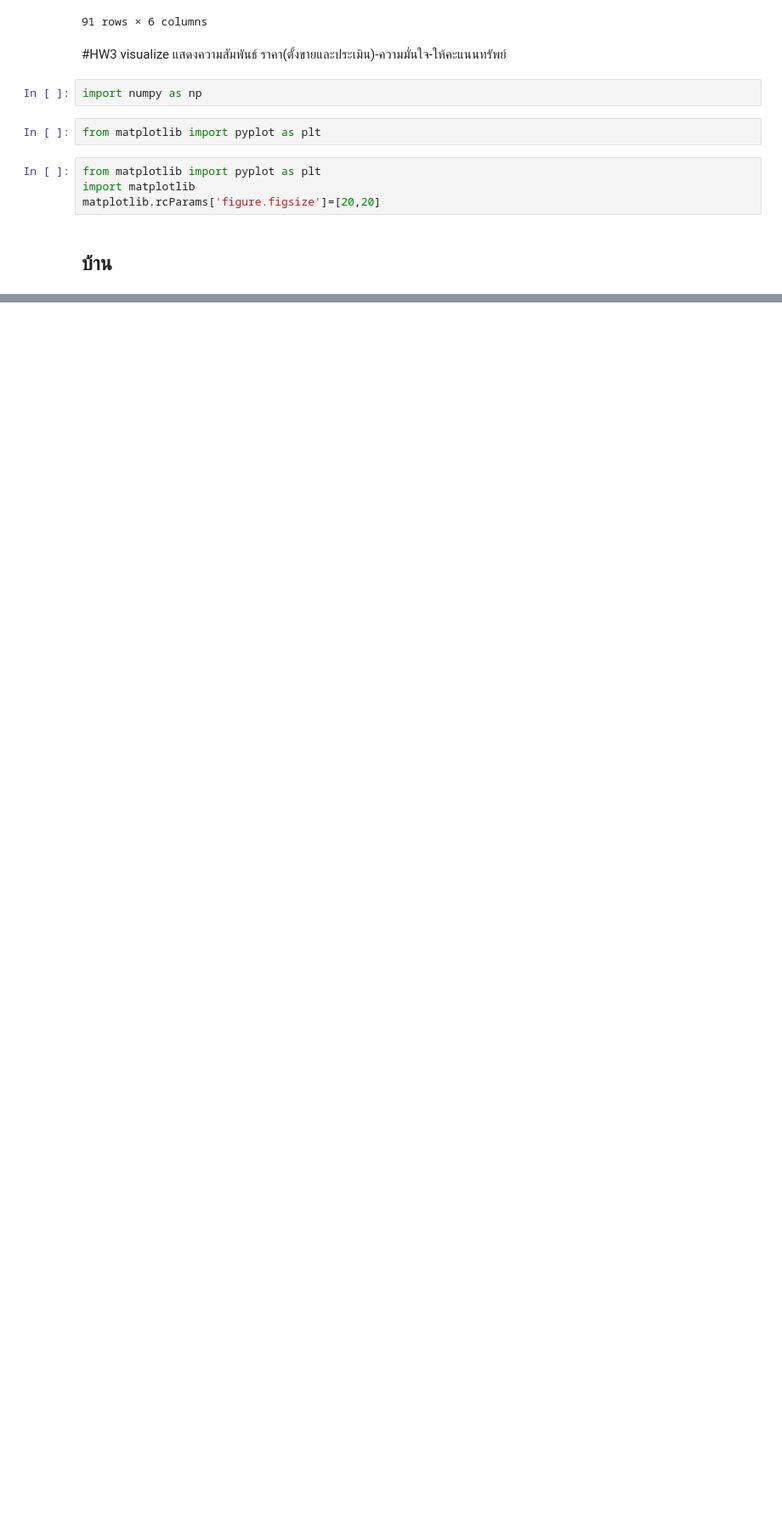
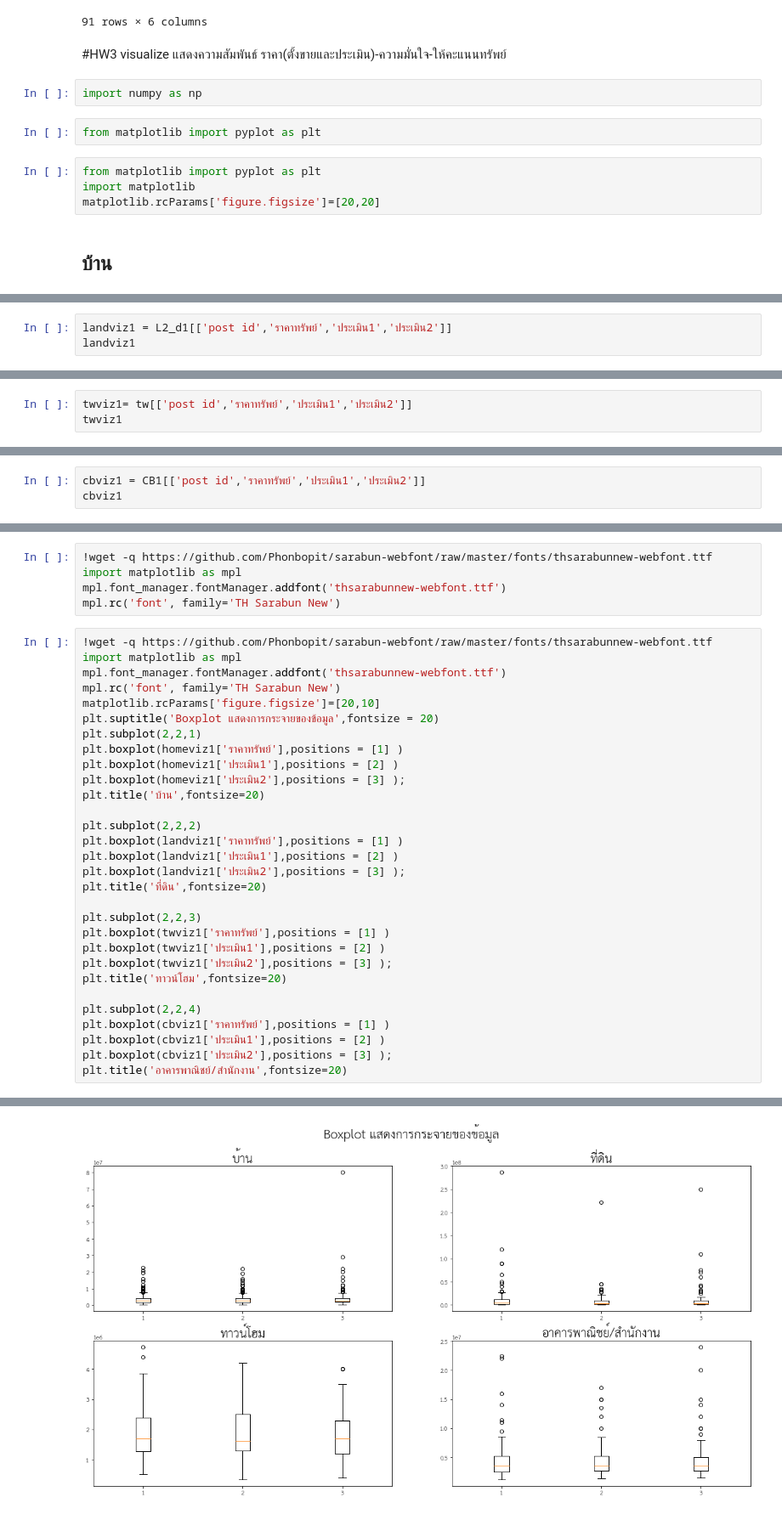
Before and after one commit to Pittawas6330210206/bsc_dpdm22, a Jupyter notebook: HW3.ipynb, the cells around one changed output, grey strips where cells are left out. Shown at 85% size. Saved outputs shown, nothing was run; the diff lists cells and outputs as text; blank space fills up the shorter version.

```diff
--- a/HW3.ipynb
+++ b/HW3.ipynb
@@ -541,0 +563,3 @@ homeviz
+# %%
+landviz1 = L2_d1[['post id','ราคาทรัพย์','ประเมิน1','ประเมิน2']]
+landviz1
@@ -541,0 +616,3 @@ homeviz
+# %%
+twviz1= tw[['post id','ราคาทรัพย์','ประเมิน1','ประเมิน2']]
+twviz1
@@ -558,0 +680,3 @@ plt.ylabel('ความมั่นใจในการเมินราค
+# %%
+cbviz1 = CB1[['post id','ราคาทรัพย์','ประเมิน1','ประเมิน2']]
+cbviz1
@@ -558,0 +699,36 @@ plt.ylabel('ความมั่นใจในการเมินราค
+# %%
+!wget -q https://github.com/Phonbopit/sarabun-webfont/raw/master/fonts/thsarabunnew-webfont.ttf
+import matplotlib as mpl
+mpl.font_manager.fontManager.addfont('thsarabunnew-webfont.ttf')
+mpl.rc('font', family='TH Sarabun New')
+# %%
+!wget -q https://github.com/Phonbopit/sarabun-webfont/raw/master/fonts/thsarabunnew-webfont.ttf
+import matplotlib as mpl
+mpl.font_manager.fontManager.addfont('thsarabunnew-webfont.ttf')
+mpl.rc('font', family='TH Sarabun New')
+matplotlib.rcParams['figure.figsize']=[20,10]
+plt.suptitle('Boxplot แสดงการกระจายของข้อมูล',fontsize = 20)
+plt.subplot(2,2,1)
+plt.boxplot(homeviz1['ราคาทรัพย์'],positions = [1] )
+plt.boxplot(homeviz1['ประเมิน1'],positions = [2] )
+plt.boxplot(homeviz1['ประเมิน2'],positions = [3] );
+plt.title('บ้าน',fontsize=20)
+
+plt.subplot(2,2,2)
+plt.boxplot(landviz1['ราคาทรัพย์'],positions = [1] )
+plt.boxplot(landviz1['ประเมิน1'],positions = [2] )
+plt.boxplot(landviz1['ประเมิน2'],positions = [3] );
+plt.title('ที่ดิน',fontsize=20)
+
+plt.subplot(2,2,3)
+plt.boxplot(twviz1['ราคาทรัพย์'],positions = [1] )
+plt.boxplot(twviz1['ประเมิน1'],positions = [2] )
+plt.boxplot(twviz1['ประเมิน2'],positions = [3] );
+plt.title('ทาวน์โฮม',fontsize=20)
+
+plt.subplot(2,2,4)
+plt.boxplot(cbviz1['ราคาทรัพย์'],positions = [1] )
+plt.boxplot(cbviz1['ประเมิน1'],positions = [2] )
+plt.boxplot(cbviz1['ประเมิน2'],positions = [3] );
+plt.title('อาคารพาณิชย์/สำนักงาน',fontsize=20)
+# %% [output]
@@ -558,0 +736 @@ plt.ylabel('ความมั่นใจในการเมินราค
+[figure, added]
```
Also changed, not shown: parts of 22 cells of this notebook.
